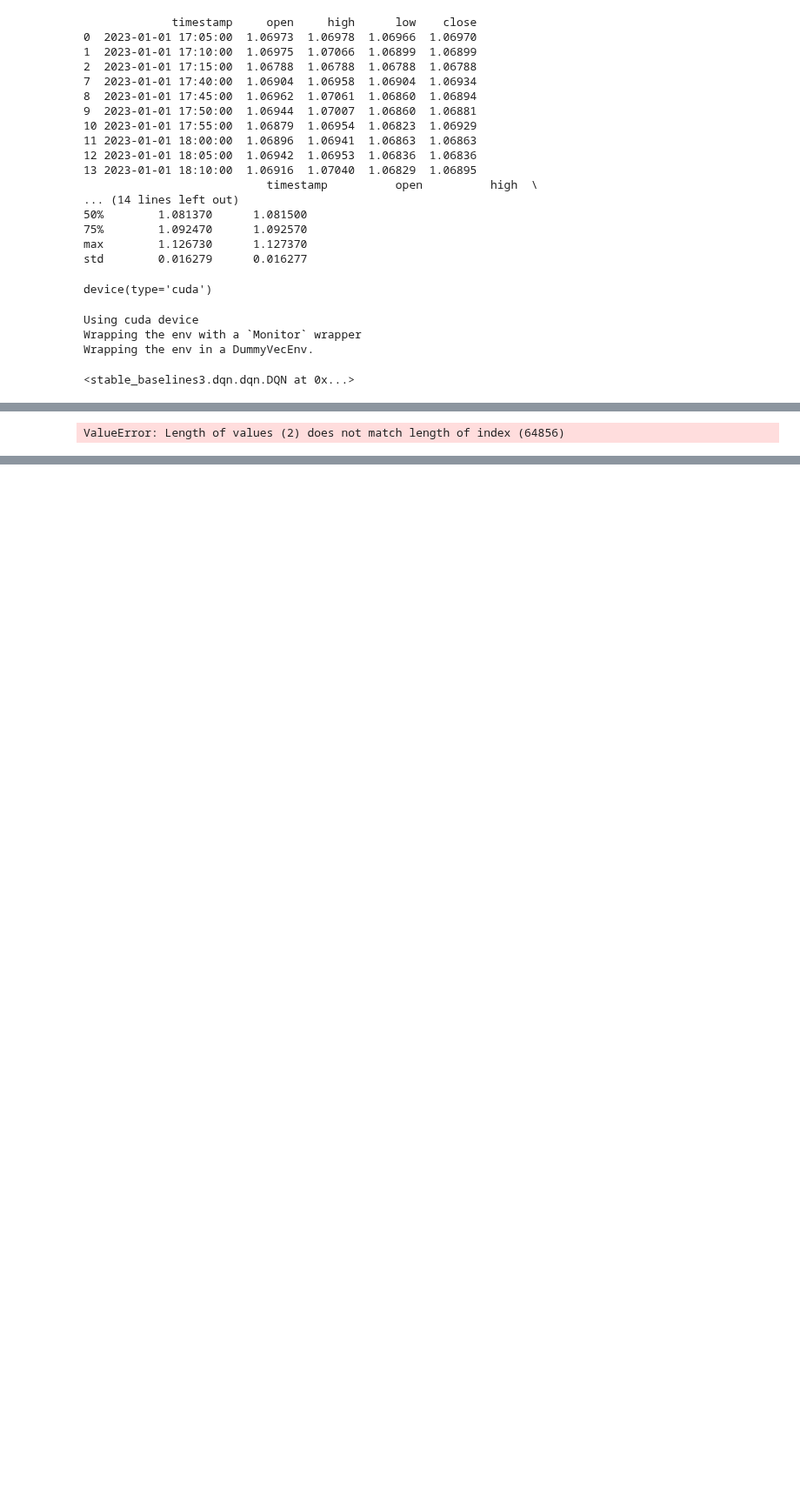
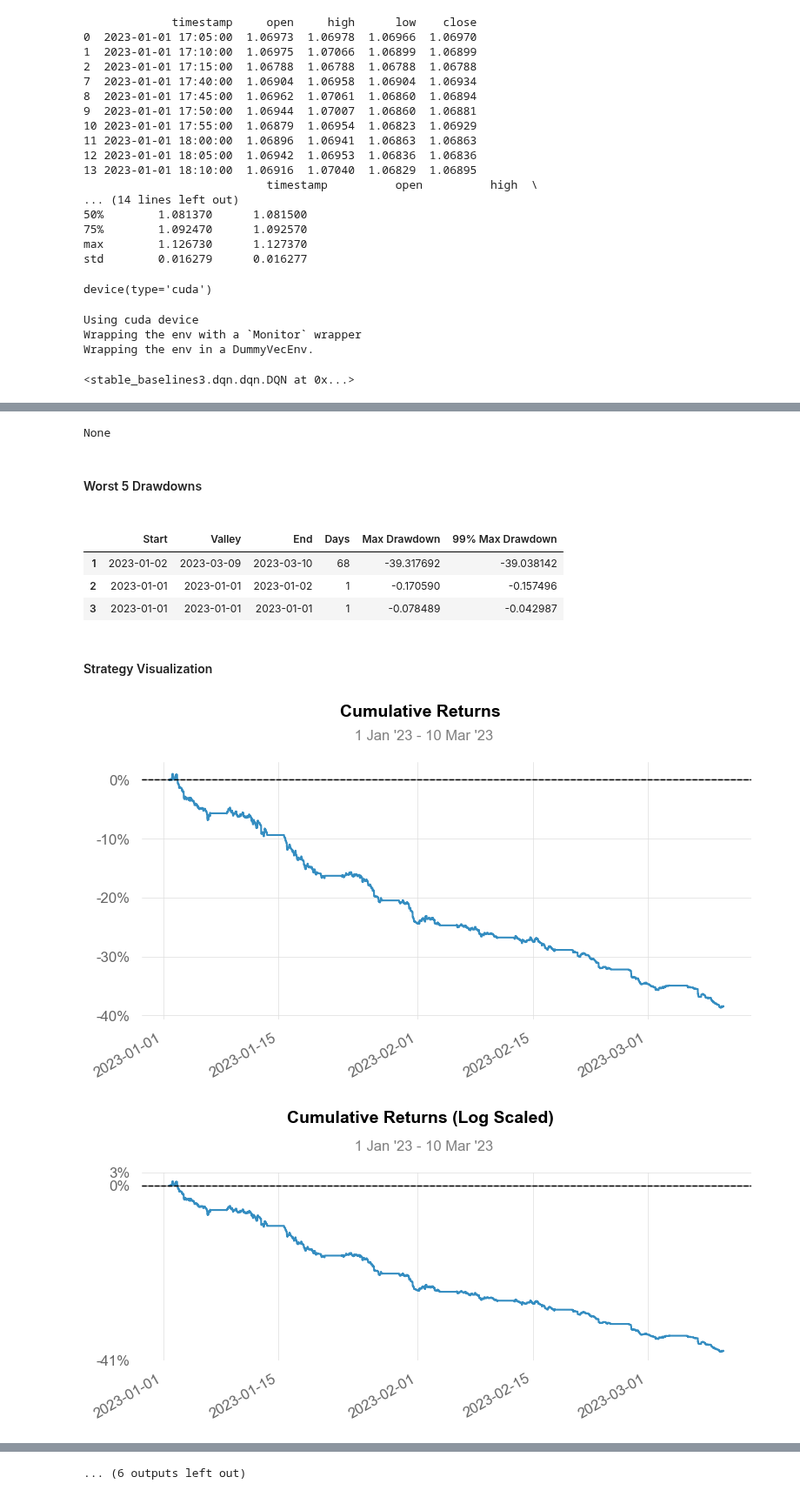
Before and after one commit to Suraj6E/EURUSD-DQN-LSTM, a Jupyter notebook: DQN.ipynb, the cells around one changed output, grey strips where cells are left out. Shown at 87% size. Cells and saved outputs as stored; diff of their text form; code cells hidden in the pictures; blank space fills up the shorter version.

```diff
--- a/DQN.ipynb
+++ b/DQN.ipynb
@@ -118,11 +121,7 @@ import quantstats as qs
 
 qs.extend_pandas()
 
-
-print(end_index)
-print(env.unwrapped.history)
-
-net_worth = pd.Series(env.unwrapped.history['total_profit'], index=data.index[0:end_index])
+net_worth = pd.Series(env.unwrapped.history['total_profit'], index=df.index[start_index+1:end_index])
 returns = net_worth.pct_change().iloc[1:]
 
 
@@ -134 +149,9 @@ qs.reports.html(returns, output='SB3_a2c_quantstats.html')
-ValueError: Length of values (2) does not match length of index (64856)
+None
+Worst 5 Drawdowns
+|  | Start | Valley | End | Days | Max Drawdown | 99% Max Drawdown |
+| 1 | 2023-01-02 | 2023-03-09 | 2023-03-10 | 68 | -39.317692 | -39.038142 |
+| 2 | 2023-01-01 | 2023-01-01 | 2023-01-02 | 1 | -0.170590 | -0.157496 |
+| 3 | 2023-01-01 | 2023-01-01 | 2023-01-01 | 1 | -0.078489 | -0.042987 |
+Strategy Visualization
+[figure, added]
+[figure, added]
@@ -134,0 +162 @@ ValueError: Length of values (2) does not match length of index (64856)
+... (6 outputs left out)
```
Also changed, not shown: parts of 3 cells of this notebook, 2 other files.
